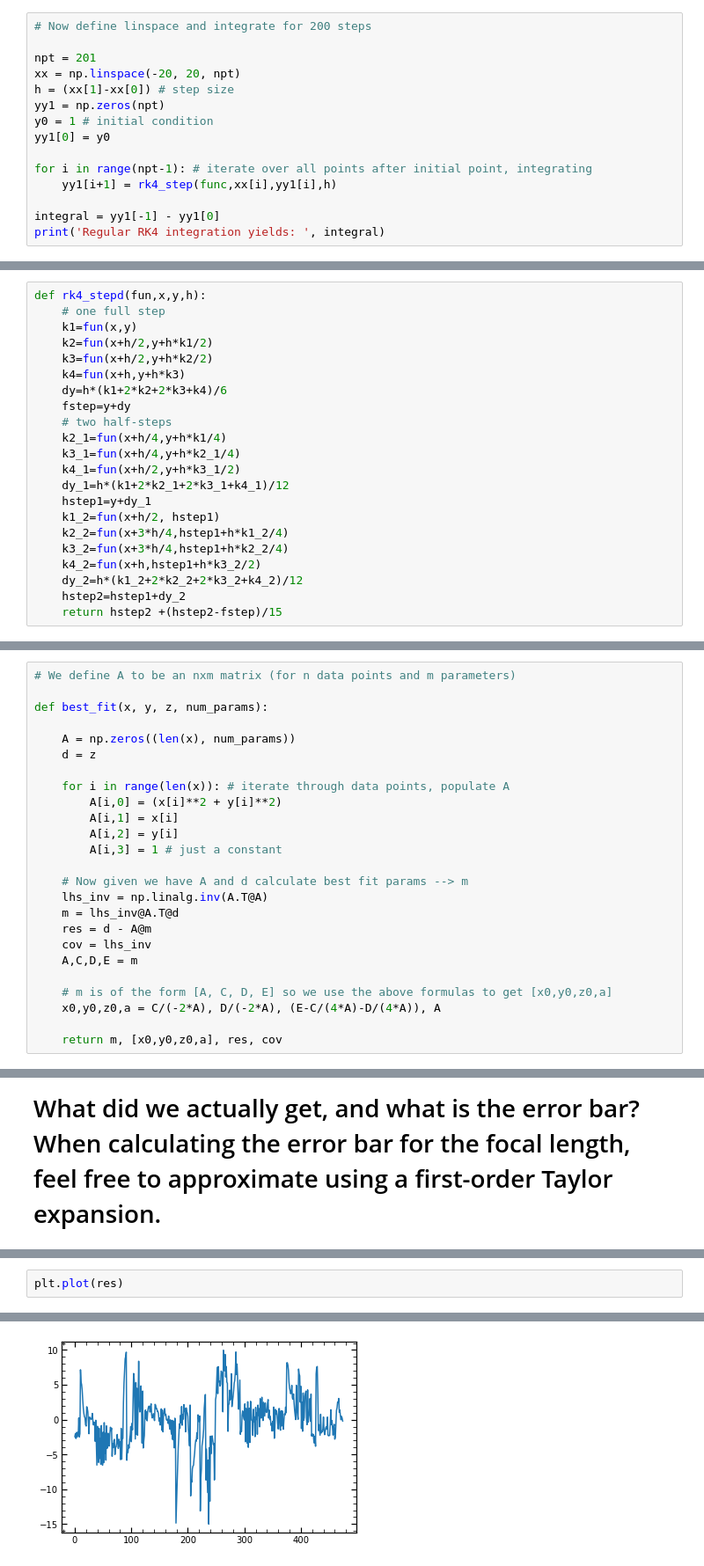
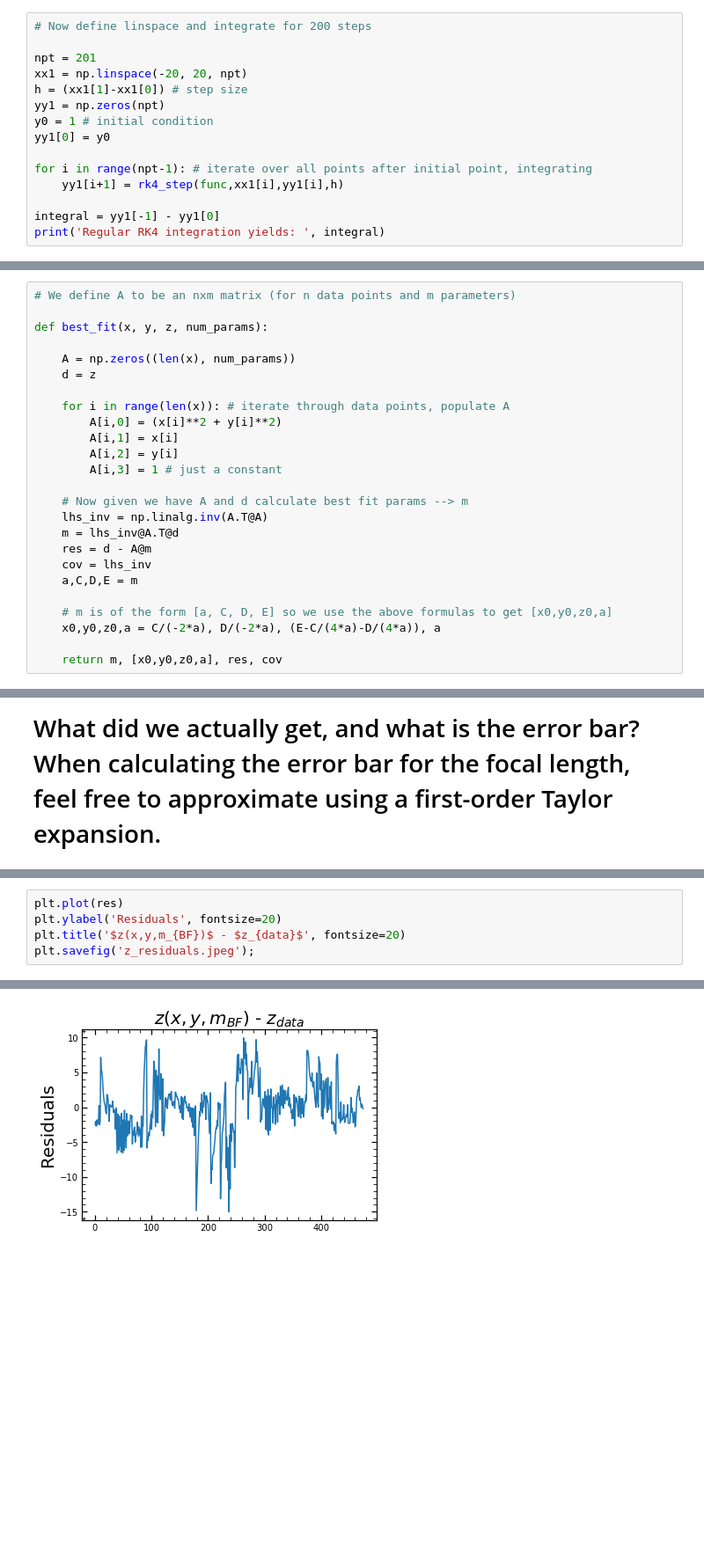
Before and after one commit to kenj19/PHYS512, a Jupyter notebook: PS3/ps3.ipynb, the cells around one changed output, grey strips where cells are left out. Shown at 88% size. Drawn from its saved outputs; the diff is of its cells as text; blank space fills up the shorter version.

Commit message:
PDF document containing solutions and plots along with the finished code in ps3.ipynb

```diff
--- a/PS3/ps3.ipynb
+++ b/PS3/ps3.ipynb
@@ -19,14 +19,14 @@ def func(x,y):
 # Now define linspace and integrate for 200 steps
 
 npt = 201
-xx = np.linspace(-20, 20, npt)
-h = (xx[1]-xx[0]) # step size
+xx1 = np.linspace(-20, 20, npt)
+h = (xx1[1]-xx1[0]) # step size
 yy1 = np.zeros(npt)
 y0 = 1 # initial condition
 yy1[0] = y0
 
 for i in range(npt-1): # iterate over all points after initial point, integrating
-    yy1[i+1] = rk4_step(func,xx[i],yy1[i],h)
+    yy1[i+1] = rk4_step(func,xx1[i],yy1[i],h)
 
 integral = yy1[-1] - yy1[0]
 print('Regular RK4 integration yields: ', integral)
@@ -55,23 +56 @@ def rk4_stepd(fun,x,y,h):
-# %%
-def rk4_stepd(fun,x,y,h):
-    # one full step
-    k1=fun(x,y)
-    k2=fun(x+h/2,y+h*k1/2)
-    k3=fun(x+h/2,y+h*k2/2)
-    k4=fun(x+h,y+h*k3)
-    dy=h*(k1+2*k2+2*k3+k4)/6
-    fstep=y+dy
-    # two half-steps
-    k2_1=fun(x+h/4,y+h*k1/4)
-    k3_1=fun(x+h/4,y+h*k2_1/4)
-    k4_1=fun(x+h/2,y+h*k3_1/2)
-    dy_1=h*(k1+2*k2_1+2*k3_1+k4_1)/12
-    hstep1=y+dy_1
-    k1_2=fun(x+h/2, hstep1)
-    k2_2=fun(x+3*h/4,hstep1+h*k1_2/4)
-    k3_2=fun(x+3*h/4,hstep1+h*k2_2/4)
-    k4_2=fun(x+h,hstep1+h*k3_2/2)
-    dy_2=h*(k1_2+2*k2_2+2*k3_2+k4_2)/12
-    hstep2=hstep1+dy_2
-    return hstep2 +(hstep2-fstep)/15
 # %%
@@ -218,10 +236,10 @@ def best_fit(x, y, z, num_params):
     m = lhs_inv@A.T@d
     res = d - A@m
     cov = lhs_inv
-    A,C,D,E = m
+    a,C,D,E = m
 
-    # m is of the form [A, C, D, E] so we use the above formulas to get [x0,y0,z0,a]
-    x0,y0,z0,a = C/(-2*A), D/(-2*A), (E-C/(4*A)-D/(4*A)), A
+    # m is of the form [a, C, D, E] so we use the above formulas to get [x0,y0,z0,a]
+    x0,y0,z0,a = C/(-2*a), D/(-2*a), (E-C/(4*a)-D/(4*a)), a
 
     return m, [x0,y0,z0,a], res, cov
 # %%
@@ -248,3 +266,6 @@ From here, we can compute the uncertainty in our best fit parameters as $(A^T N^
 # %%
 plt.plot(res)
+plt.ylabel('Residuals', fontsize=20)
+plt.title('$z(x,y,m_{BF})$ - $z_{data}$', fontsize=20)
+plt.savefig('z_residuals.jpeg');
 # %% [output]
@@ -252,4 +272,4 @@ plt.plot(res)
-[figure, old version]
+[figure, new version]
 # %%
 # Now compute the noise in the data given the residuals were calculated in the previous function
 n = len(zdat)
```
Also changed, not shown: parts of 21 cells of this notebook, 1 other file.
